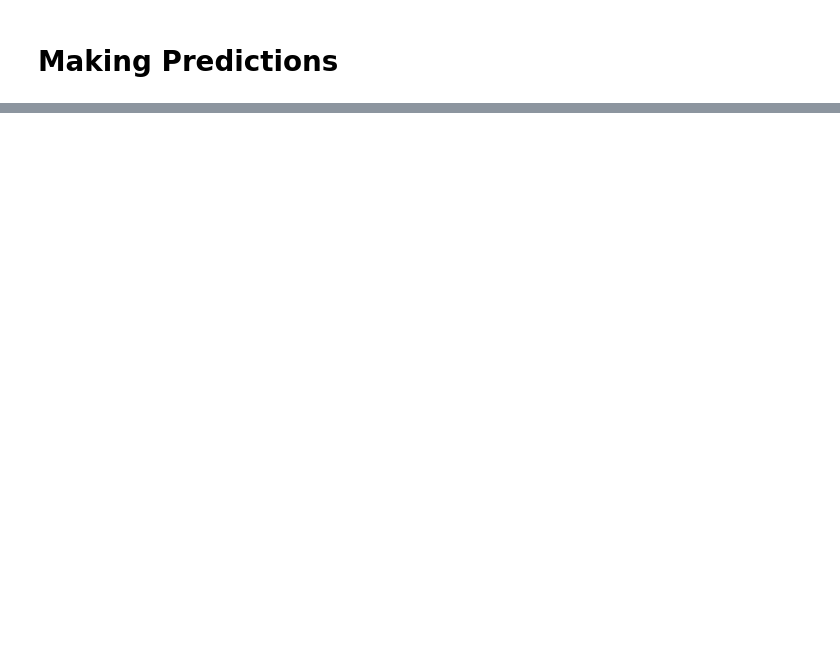
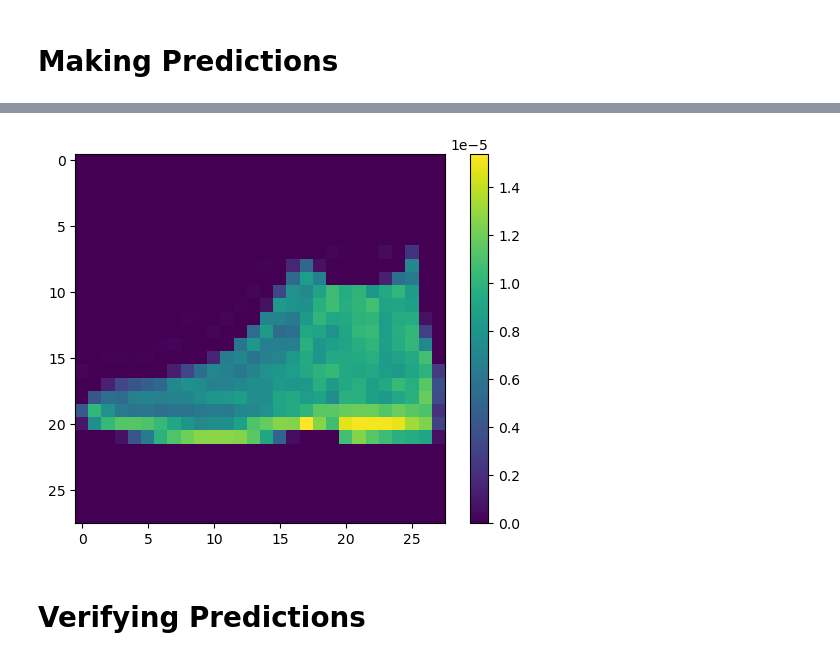
Before and after one commit to 01Qin/MachineLearning, a Jupyter notebook: Neural Networks.ipynb, the cells around one changed output, grey strips where cells are left out. Cells and saved outputs as stored; diff of their text form; code cells hidden in the pictures; blank space fills up the shorter version.

Commit message:
verify predictions

```diff
--- a/Neural Networks.ipynb
+++ b/Neural Networks.ipynb
@@ -59,3 +53,7 @@ AttributeError: 'Sequential' object has no attribute 'complie'
 # %% [markdown]
 # Complile the Model
 # %%
+# hyper parameter
+model.compile(optimizer = 'adam',
+              loss = 'sparse_categorical_crossentropy',
+              metrics = ['accuracy'])
@@ -77,2 +95,14 @@ ValueError: You must call `compile()` before using the model.
 # %% [markdown]
 # Making Predictions
+# %%
+predictions = model.predict(test_images)
+predictions[0]
+np.argmax(predictions[0]) # return the index of the maximum value in the list.
+test_labels[0]
+print(class_names[np.argmax(predictions[0])])
+plt.figure()
+plt.imshow(test_images[0])
+plt.colorbar()
+plt.grid(False)
+plt.show()
+# %% [output]
@@ -78,0 +111,3 @@ ValueError: You must call `compile()` before using the model.
+[figure, added]
+# %% [markdown]
+# Verifying Predictions
```
Also changed, not shown: parts of 8 cells of this notebook.
